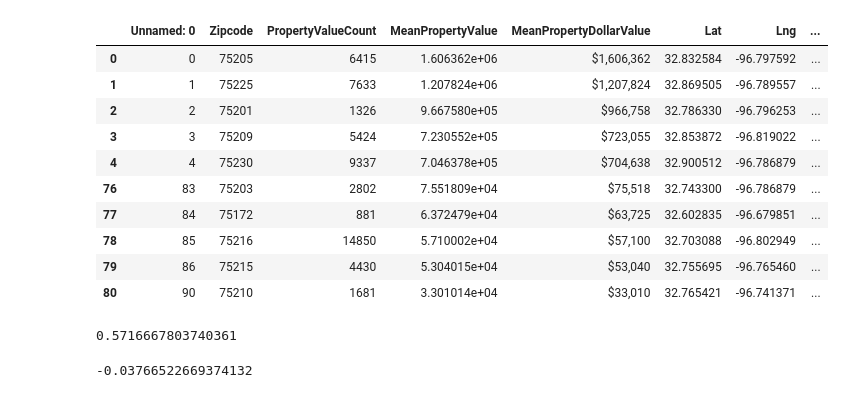
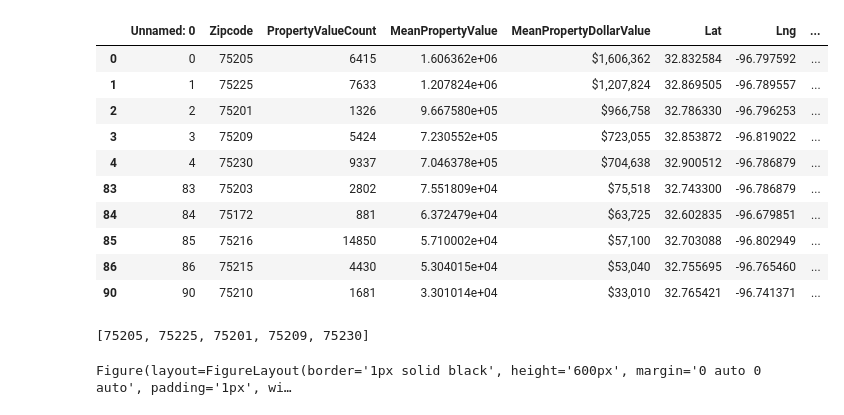
Before and after one commit to amy676767/Group_project, a Jupyter notebook: 2_visualize-property-values-and-businesses.ipynb, the cells around one changed output. Saved outputs shown, nothing was run; the diff lists cells and outputs as text; code cells hidden in the pictures.

```diff
--- a/2_visualize-property-values-and-businesses.ipynb
+++ b/2_visualize-property-values-and-businesses.ipynb
@@ -19,3 +19,8 @@ zip_group_file = "Resources/zip_group_csv.csv"
 
 #create DataFrame
 summary_by_zip_df = pd.read_csv(zip_group_file)
+# %%
+#focus on zipcodes with more than 500 properties
+summary_by_zip_df = summary_by_zip_df[summary_by_zip_df.PropertyValueCount >= 500]
+
+summary_by_zip_df.head()
@@ -22,30 +34,24 @@ summary_by_zip_df = pd.read_csv(zip_group_file)
 # %%
 #Get 5 Zipcodes with highest values
-zip_group_top_and_bottom = summary_by_zip_df.head(5)
+zip_group_top = summary_by_zip_df.head(5)
 
 #Get 5 Zipcodes with lowest values
-zip_group_top_and_bottom = zip_group_top_and_bottom.append(summary_by_zip_df.tail(5))
+zip_group_bottom = summary_by_zip_df.tail(5)
+
+zip_group_top_and_bottom = zip_group_top.append(zip_group_bottom)
 zip_group_top_and_bottom
 # %% [output]
 |  | Unnamed: 0 | Zipcode | PropertyValueCount | MeanPropertyValue | MeanPropertyDollarValue | Lat | Lng | ... |
 | 0 | 0 | 75205 | 6415 | 1.606362e+06 | $1,606,362 | 32.832584 | -96.797592 | ... |
 | 1 | 1 | 75225 | 7633 | 1.207824e+06 | $1,207,824 | 32.869505 | -96.789557 | ... |
 | 2 | 2 | 75201 | 1326 | 9.667580e+05 | $966,758 | 32.786330 | -96.796253 | ... |
 | 3 | 3 | 75209 | 5424 | 7.230552e+05 | $723,055 | 32.853872 | -96.819022 | ... |
 | 4 | 4 | 75230 | 9337 | 7.046378e+05 | $704,638 | 32.900512 | -96.786879 | ... |
-| 76 | 83 | 75203 | 2802 | 7.551809e+04 | $75,518 | 32.743300 | -96.786879 | ... |
-| 77 | 84 | 75172 | 881 | 6.372479e+04 | $63,725 | 32.602835 | -96.679851 | ... |
-| 78 | 85 | 75216 | 14850 | 5.710002e+04 | $57,100 | 32.703088 | -96.802949 | ... |
-| 79 | 86 | 75215 | 4430 | 5.304015e+04 | $53,040 | 32.755695 | -96.765460 | ... |
-| 80 | 90 | 75210 | 1681 | 3.301014e+04 | $33,010 | 32.765421 | -96.741371 | ... |
+| 83 | 83 | 75203 | 2802 | 7.551809e+04 | $75,518 | 32.743300 | -96.786879 | ... |
+| 84 | 84 | 75172 | 881 | 6.372479e+04 | $63,725 | 32.602835 | -96.679851 | ... |
+| 85 | 85 | 75216 | 14850 | 5.710002e+04 | $57,100 | 32.703088 | -96.802949 | ... |
+| 86 | 86 | 75215 | 4430 | 5.304015e+04 | $53,040 | 32.755695 | -96.765460 | ... |
+| 90 | 90 | 75210 | 1681 | 3.301014e+04 | $33,010 | 32.765421 | -96.741371 | ... |
-# %%
-summary_by_zip_df['bank_count'].corr(summary_by_zip_df['MeanPropertyValue'])
-# %% [output]
-0.5716667803740361
-# %%
-summary_by_zip_df['bank_count'].corr(summary_by_zip_df['PropertyValueCount'])
-# %% [output]
--0.03766522669374132
 # %%
 # Store latitude and longitude in locations
 top_zip_locations_to_map = list(zip(zip_group_top_and_bottom.head()['Lat'], zip_group_top_and_bottom.head()['Lng']))
@@ -64,6 +70,8 @@ fig = gmaps.figure(layout=figure_layout)
 # %%
 top_zips = [zipcode for zipcode in zip_group_top_and_bottom.head()['Zipcode']]
 print(top_zips)
+# %% [output]
+[75205, 75225, 75201, 75209, 75230]
 # %%
 # Assign the symbols layer to a variable
 symbols_top = gmaps.symbol_layer(
@@ -75,3 +83,5 @@ symbols_bottom = gmaps.symbol_layer(
 fig.add_layer(symbols_top)
 fig.add_layer(symbols_bottom)
 fig
+# %% [output]
+Figure(layout=FigureLayout(border='1px solid black', height='600px', margin='0 auto 0 auto', padding='1px', wi…
```
Also changed, not shown: parts of 7 cells of this notebook, 1 other file.
